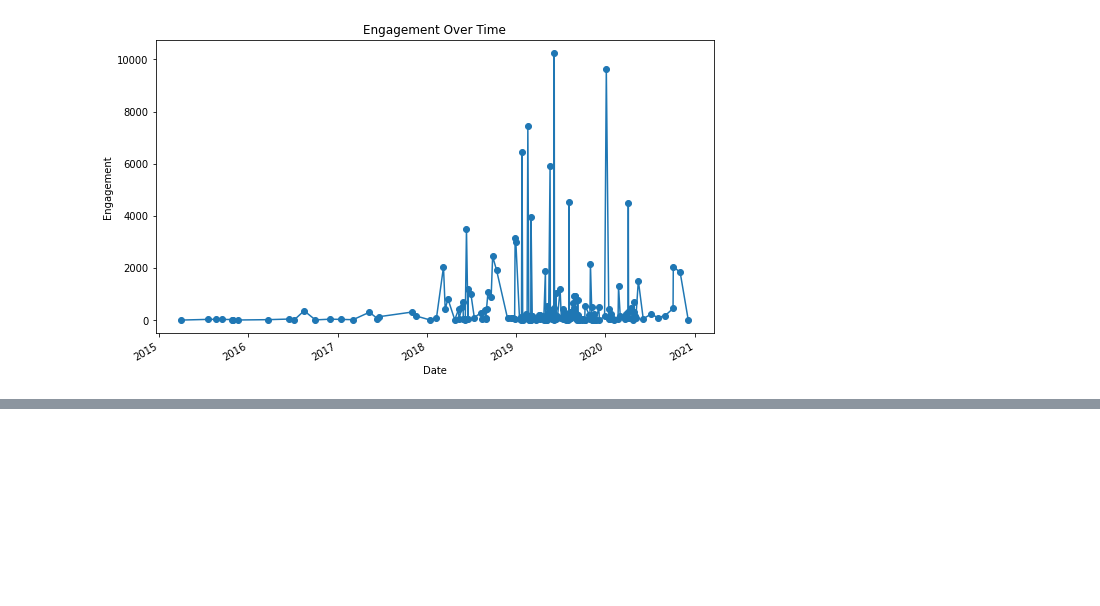
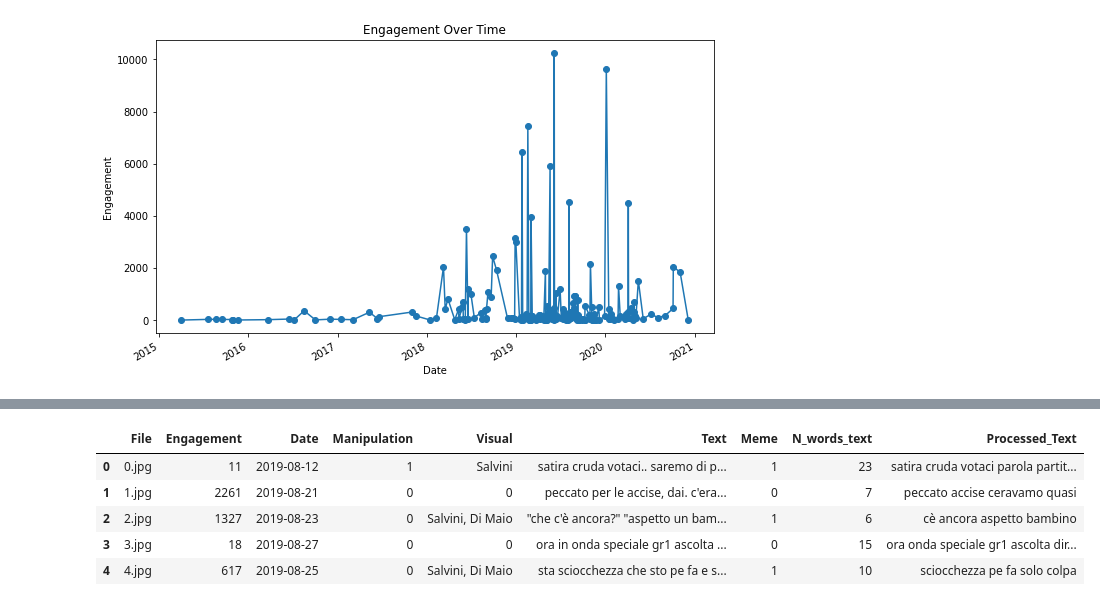
Before and after one commit to simonegramegna/NLP_Dankmeme_classification, a Jupyter notebook: Dankmemes_main.ipynb, the cells around one changed output, grey strips where cells are left out. Saved outputs shown, nothing was run; the diff lists cells and outputs as text; code cells hidden in the pictures; blank space fills up the shorter version.

```diff
--- a/Dankmemes_main.ipynb
+++ b/Dankmemes_main.ipynb
@@ -133,5 +158,3 @@ plt.show()
 # %%
-#init spaCy
-punctuations = string.punctuation
-stop_words_it = spacy.lang.it.stop_words.STOP_WORDS
-parser_it = Italian()
+# Definisci le stopwords italiane
+stopwords = nltk.corpus.stopwords.words('italian')
@@ -180,0 +161,26 @@ Pipeline(steps=[('cleaner', <__main__.predictors object at 0x...>),
+# %%
+# Rimuovi le stopwords e i segni di punteggiatura dal testo del meme
+def preprocess_text(text):
+    # Rimuovi la punteggiatura
+    text = text.translate(str.maketrans('', '', string.punctuation))
+
+    # Tokenizzazione del testo
+    tokens = nltk.word_tokenize(text)
+
+    # Rimuovi le stopwords
+    tokens = [token for token in tokens if token.lower() not in stopwords]
+
+    # Ricomponi il testo senza stopwords
+    processed_text = ' '.join(tokens)
+
+    return processed_text
+# %%
+data['Processed_Text'] = data['Text'].apply(preprocess_text)
+data.head()
+# %% [output]
+|  | File | Engagement | Date | Manipulation | Visual | Text | Meme | N_words_text | Processed_Text |
+| 0 | 0.jpg | 11 | 2019-08-12 | 1 | Salvini | satira cruda votaci.. saremo di p... | 1 | 23 | satira cruda votaci parola partit... |
+| 1 | 1.jpg | 2261 | 2019-08-21 | 0 | 0 | peccato per le accise, dai. c'era... | 0 | 7 | peccato accise ceravamo quasi |
+| 2 | 2.jpg | 1327 | 2019-08-23 | 0 | Salvini, Di Maio | "che c'è ancora?" "aspetto un bam... | 1 | 6 | cè ancora aspetto bambino |
+| 3 | 3.jpg | 18 | 2019-08-27 | 0 | 0 | ora in onda speciale gr1 ascolta ... | 0 | 15 | ora onda speciale gr1 ascolta dir... |
+| 4 | 4.jpg | 617 | 2019-08-25 | 0 | Salvini, Di Maio | sta sciocchezza che sto pe fa e s... | 1 | 10 | sciocchezza pe fa solo colpa |
```
Also changed, not shown: parts of 10 cells of this notebook.
